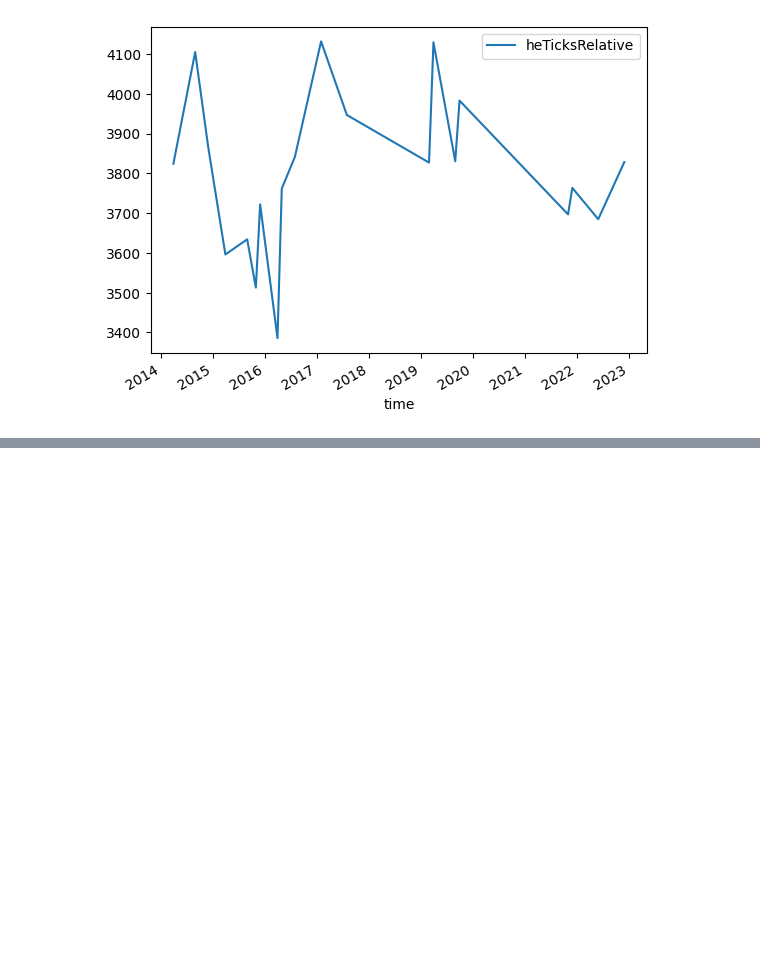
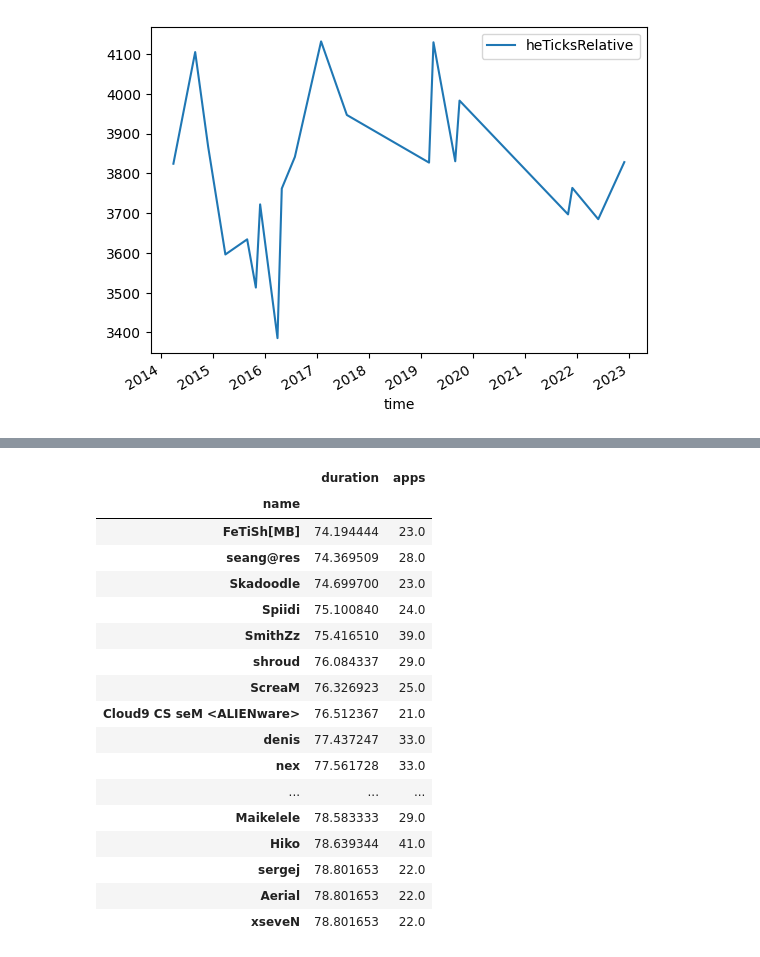
Before and after one commit to bevan-philip/have-cs-rounds-become-slower, a Jupyter notebook: analysis.ipynb, the cells around one changed output, grey strips where cells are left out. Drawn from its saved outputs; the diff is of its cells as text; code cells hidden in the pictures; blank space fills up the shorter version.

```diff
--- a/analysis.ipynb
+++ b/analysis.ipynb
@@ -232,0 +251,23 @@ csgo_df[['time', 'heTicksRelative']].explode('heTicksRelative').resample("M", on
+# %%
+test = csgo_df.explode("losingPlayers").reset_index()[["duration", "losingPlayers"]].rename(columns={"losingPlayers": "SteamID64"}).merge(players_df)[["duration", "name", "apps"]].loc[test['apps'] > 20 ]
+# %%
+test.groupby('name').agg(list).applymap(np.mean).sort_values(by='duration').head(20)
+# %% [output]
+|  | duration | apps |
+| name |  |  |
+| FeTiSh[MB] | 74.194444 | 23.0 |
+| seang@res | 74.369509 | 28.0 |
+| Skadoodle | 74.699700 | 23.0 |
+| Spiidi | 75.100840 | 24.0 |
+| SmithZz | 75.416510 | 39.0 |
+| shroud | 76.084337 | 29.0 |
+| ScreaM | 76.326923 | 25.0 |
+| Cloud9 CS seM <ALIENware> | 76.512367 | 21.0 |
+| denis | 77.437247 | 33.0 |
+| nex | 77.561728 | 33.0 |
+| ... | ... | ... |
+| Maikelele | 78.583333 | 29.0 |
+| Hiko | 78.639344 | 41.0 |
+| sergej | 78.801653 | 22.0 |
+| Aerial | 78.801653 | 22.0 |
+| xseveN | 78.801653 | 22.0 |
```
Also changed, not shown: parts of 3 cells of this notebook.
